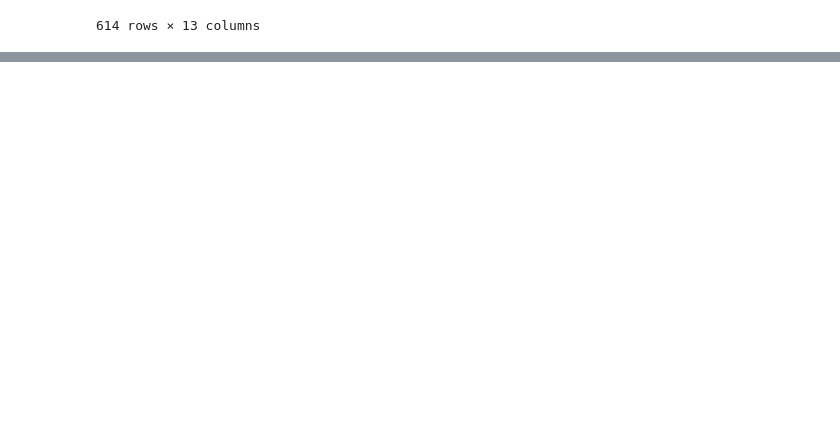
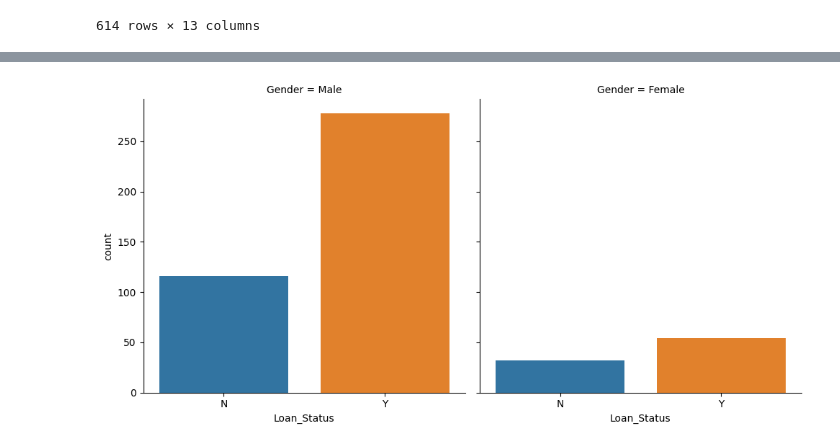
Before and after one commit to EDwith2ds/home-loan, a Jupyter notebook: home_loan_train_data.ipynb, the cells around one changed output, grey strips where cells are left out. Saved outputs shown, nothing was run; the diff lists cells and outputs as text; code cells hidden in the pictures; blank space fills up the shorter version.

```diff
--- a/home_loan_train_data.ipynb
+++ b/home_loan_train_data.ipynb
@@ -82,0 +83,11 @@ plt.show()
+# %%
+from sklearn.neighbors import KNeighborsClassifier
+from sklearn.metrics import accuracy_score
+from sklearn.model_selection import train_test_split
+from sklearn.model_selection  import GridSearchCV
+
+
+sns.catplot(x='Loan_Status', col='Gender', data=td, kind='count')
+plt.show()
+# %% [output]
+[figure, added]
```
Also changed, not shown: parts of 4 cells of this notebook, 1 other file.
